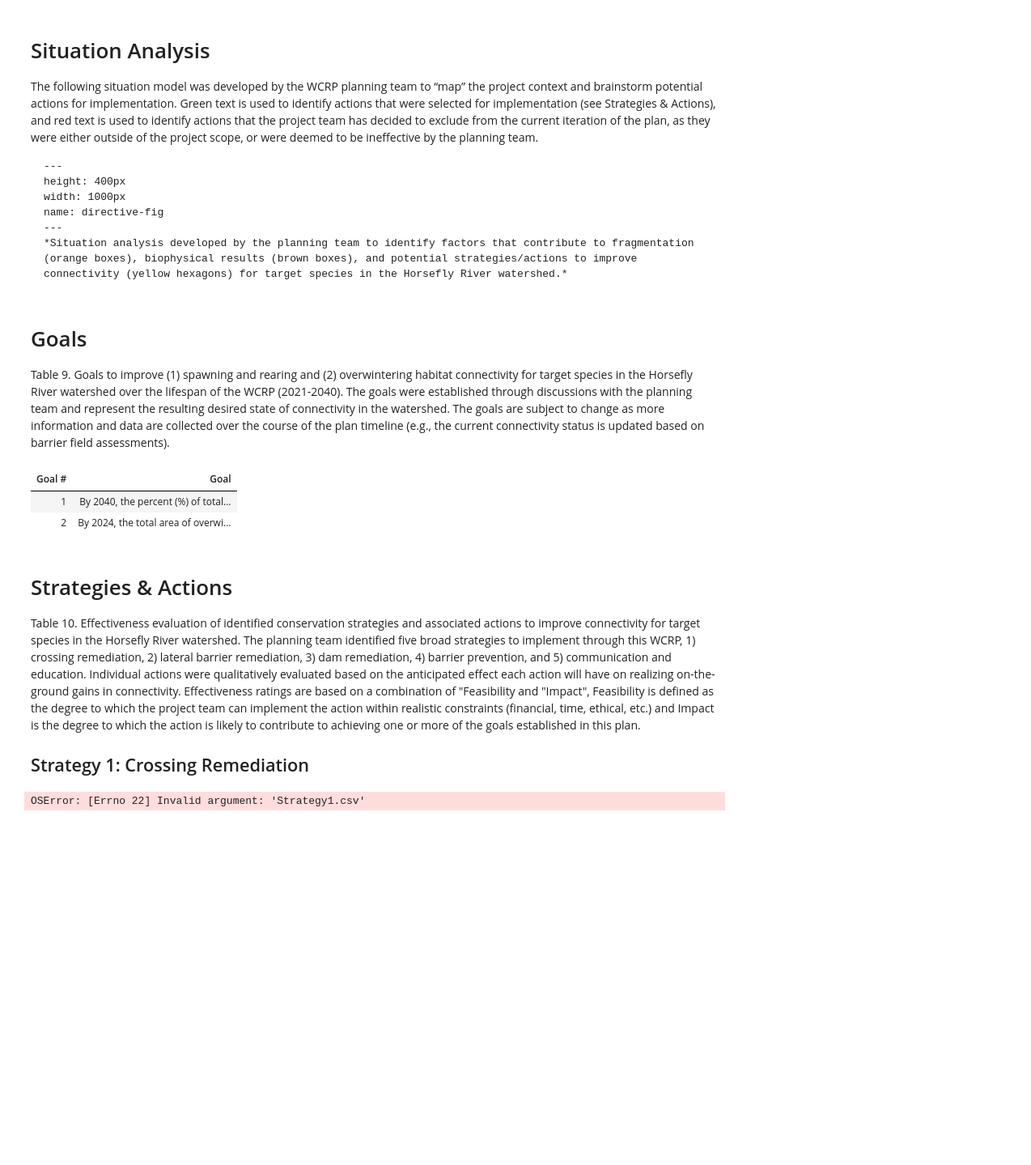
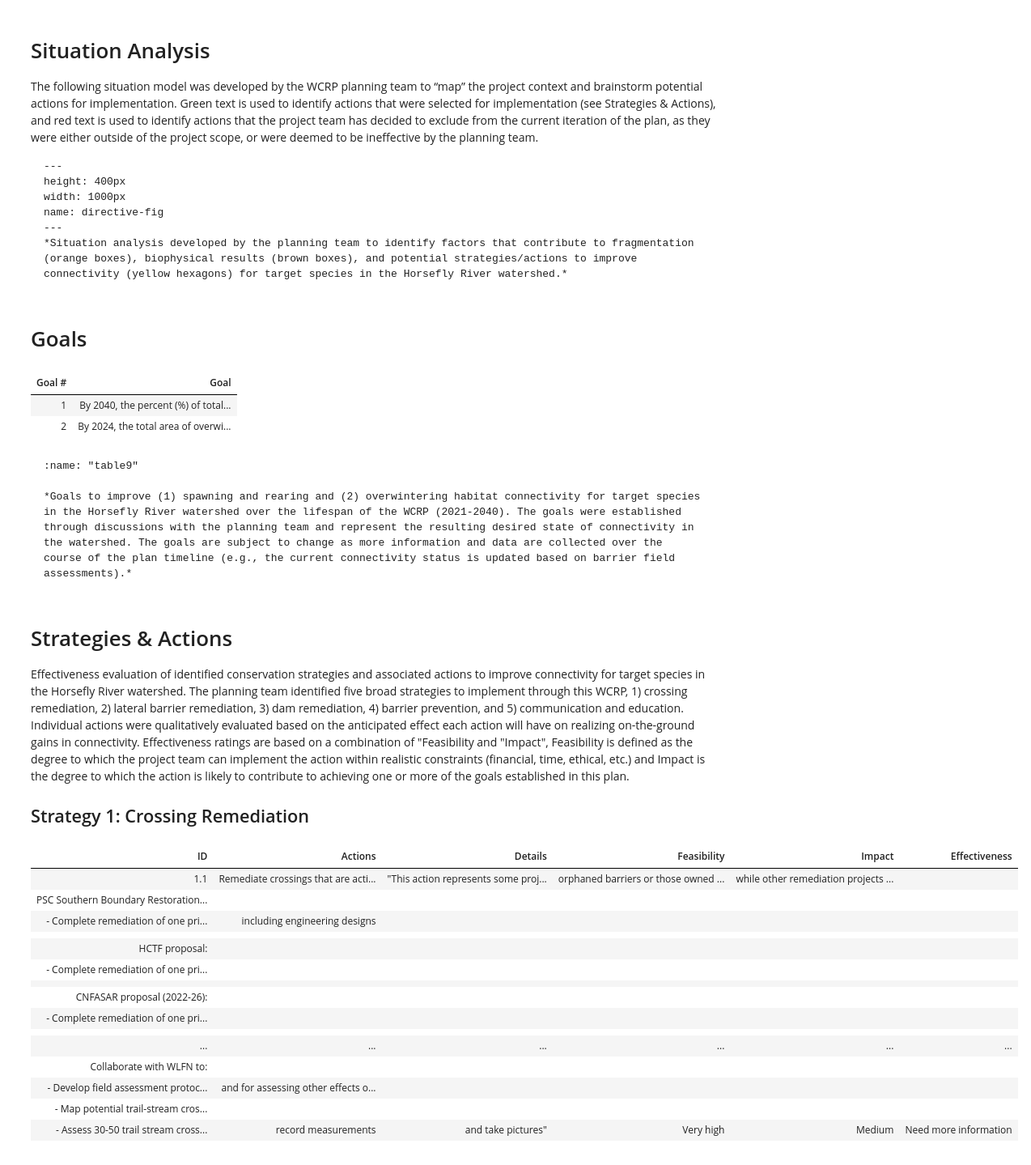
Before and after one commit to Canadian-Wildlife-Federation/Horsefly-WCRP, a Jupyter notebook: Tutorials/Jupyter_Book/mynewbook/_build/html/_sources/EcoAttributes.ipynb, the cells around one changed output. Shown: that part at 81% size. Drawn from its saved outputs; the diff is of its cells as text; code cells hidden in the pictures; blank space fills up the shorter version.

````diff
--- a/Tutorials/Jupyter_Book/mynewbook/_build/html/_sources/EcoAttributes.ipynb
+++ b/Tutorials/Jupyter_Book/mynewbook/_build/html/_sources/EcoAttributes.ipynb
@@ -296,63 +315,92 @@ name: directive-fig
 ---
 *Situation analysis developed by the planning team to identify factors that contribute to fragmentation (orange boxes), biophysical results (brown boxes), and potential strategies/actions to improve connectivity (yellow hexagons) for target species in the Horsefly River watershed.*
 ```
+# %% [markdown]
+# Goals
+# %%
+#creating table 7
+import warnings
+
+warnings.filterwarnings('ignore')
+import pandas as pd
+import numpy as np
+
+df = pd.DataFrame({"Goal #": [1,2],
+                   "Goal": ["By 2040, the percent (%) of total linear habitat accessible to anadromous salmon will increase from 94% to 96% within the Horsefly River watershed (i.e., reconnect at least 11.7 km of habitat).",
+                            "By 2024, the total area of overwintering habitat accessible to Anadromous Salmon will increase by 1,500 m2 within the Horsefly River watershed. "]
+                    })
+
+data = df.style.hide_index().set_properties(**{'text-align': 'left'})
+
+data.set_table_styles(
+[dict(selector = 'th', props=[('text-align', 'left')])])
+
+glue("Table9", data)
+# %% [output]
+| Goal # | Goal |
+| 1 | By 2040, the percent (%) of total... |
+| 2 | By 2024, the total area of overwi... |
 # %% [markdown]
-# Goals
+```{glue:figure} Table9
+:name: "table9"
 
-Table 9. Goals to improve (1) spawning and rearing and (2) overwintering habitat connectivity for target species in the Horsefly River watershed over the lifespan of the WCRP (2021-2040). The goals were established through discussions with the planning team and represent the resulting desired state of connectivity in the watershed. The goals are subject to change as more information and data are collected over the course of the plan timeline (e.g., the current connectivity status is updated based on barrier field assessments).
+*Goals to improve (1) spawning and rearing and (2) overwintering habitat connectivity for target species in the Horsefly River watershed over the lifespan of the WCRP (2021-2040). The goals were established through discussions with the planning team and represent the resulting desired state of connectivity in the watershed. The goals are subject to change as more information and data are collected over the course of the plan timeline (e.g., the current connectivity status is updated based on barrier field assessments).*
+```
-# %%
-#creating table 7
-import warnings
-
-warnings.filterwarnings('ignore')
-import pandas as pd
-import numpy as np
-
-df = pd.DataFrame({"Goal #": [1,2],
-                   "Goal": ["By 2040, the percent (%) of total linear habitat accessible to anadromous salmon will increase from 94% to 96% within the Horsefly River watershed (i.e., reconnect at least 11.7 km of habitat).",
-                            "By 2024, the total area of overwintering habitat accessible to Anadromous Salmon will increase by 1,500 m2 within the Horsefly River watershed. "]
-                    })
-
-df.style.hide_index().set_properties(**{'text-align': 'left'})
-# %% [output]
-| Goal # | Goal |
-| 1 | By 2040, the percent (%) of total... |
-| 2 | By 2024, the total area of overwi... |
 # %% [markdown]
 # Strategies & Actions
 
-Table 10. Effectiveness evaluation of identified conservation strategies and associated actions to improve connectivity for target species in the Horsefly River watershed. The planning team identified five broad strategies to implement through this WCRP, 1) crossing remediation, 2) lateral barrier remediation, 3) dam remediation, 4) barrier prevention, and 5) communication and education. Individual actions were qualitatively evaluated based on the anticipated effect each action will have on realizing on-the-ground gains in connectivity. Effectiveness ratings are based on a combination of "Feasibility and "Impact", Feasibility is defined as the degree to which the project team can implement the action within realistic constraints (financial, time, ethical, etc.) and Impact is the degree to which the action is likely to contribute to achieving one or more of the goals established in this plan.
+Effectiveness evaluation of identified conservation strategies and associated actions to improve connectivity for target species in the Horsefly River watershed. The planning team identified five broad strategies to implement through this WCRP, 1) crossing remediation, 2) lateral barrier remediation, 3) dam remediation, 4) barrier prevention, and 5) communication and education. Individual actions were qualitatively evaluated based on the anticipated effect each action will have on realizing on-the-ground gains in connectivity. Effectiveness ratings are based on a combination of "Feasibility and "Impact", Feasibility is defined as the degree to which the project team can implement the action within realistic constraints (financial, time, ethical, etc.) and Impact is the degree to which the action is likely to contribute to achieving one or more of the goals established in this plan.
 
 ## Strategy 1: Crossing Remediation
 # %%
 import numpy as np
 from IPython.display import display
 import pandas as pd
 
-data = pd.read_csv('Strategy1.csv', index_col=False)
+data = pd.read_csv('strategy1_test.csv', index_col=False, skip_blank_lines=False )
 
 def fix_table(val):
     return str(val)
 
 def highlighttab7(val):
     red = '#ff0000;'
     yellow = '#ffff00;'
     lgreen = '#92d050;'
     dgreen = '#03853e;'
 
     if val=="Medium" or val=="Need more information": color = yellow
     elif val=="Very high" or val=="Very effective" : color = lgreen
     elif val =="High" or val=="Effective": color = dgreen
     else: color = 'white'
     return 'background-color: %s' % color
 
 data = data.replace(np.nan, '', regex=True)
 
 data = data.applymap(fix_table)
 
-data.style.applymap(highlighttab7).hide_index().set_properties(**{'text-align': 'left'})
+data = data.style.applymap(highlighttab7).hide_index().set_properties(**{'text-align': 'left'})
+data = data.set_table_styles(
+[dict(selector = 'th', props=[('text-align', 'left')])])
+
+display(data)
 # %% [output]
-OSError: [Errno 22] Invalid argument: 'Strategy1.csv'
+| ID | Actions | Details | Feasibility | Impact | Effectiveness |
+| 1.1 | Remediate crossings that are acti... | "This action represents some proj... | orphaned barriers or those owned ... | while other remediation projects ... |  |
+| PSC Southern Boundary Restoration... |  |  |  |  |  |
+| - Complete remediation of one pri... | including engineering designs |  |  |  |  |
+|  |  |  |  |  |  |
+| HCTF proposal: |  |  |  |  |  |
+| - Complete remediation of one pri... |  |  |  |  |  |
+|  |  |  |  |  |  |
+| CNFASAR proposal (2022-26): |  |  |  |  |  |
+| - Complete remediation of one pri... |  |  |  |  |  |
+|  |  |  |  |  |  |
+| ... | ... | ... | ... | ... | ... |
+| Collaborate with WLFN to: |  |  |  |  |  |
+| - Develop field assessment protoc... | and for assessing other effects o... |  |  |  |  |
+| - Map potential trail-stream cros... |  |  |  |  |  |
+| - Assess 30-50 trail stream cross... | record measurements | and take pictures" | Very high | Medium | Need more information |
+|  |  |  |  |  |  |
 # %% [markdown]
 
 ## Strategy 2: Lateral Barrier Remediation
````
Also changed, not shown: parts of 23 cells of this notebook, 45 other files.
